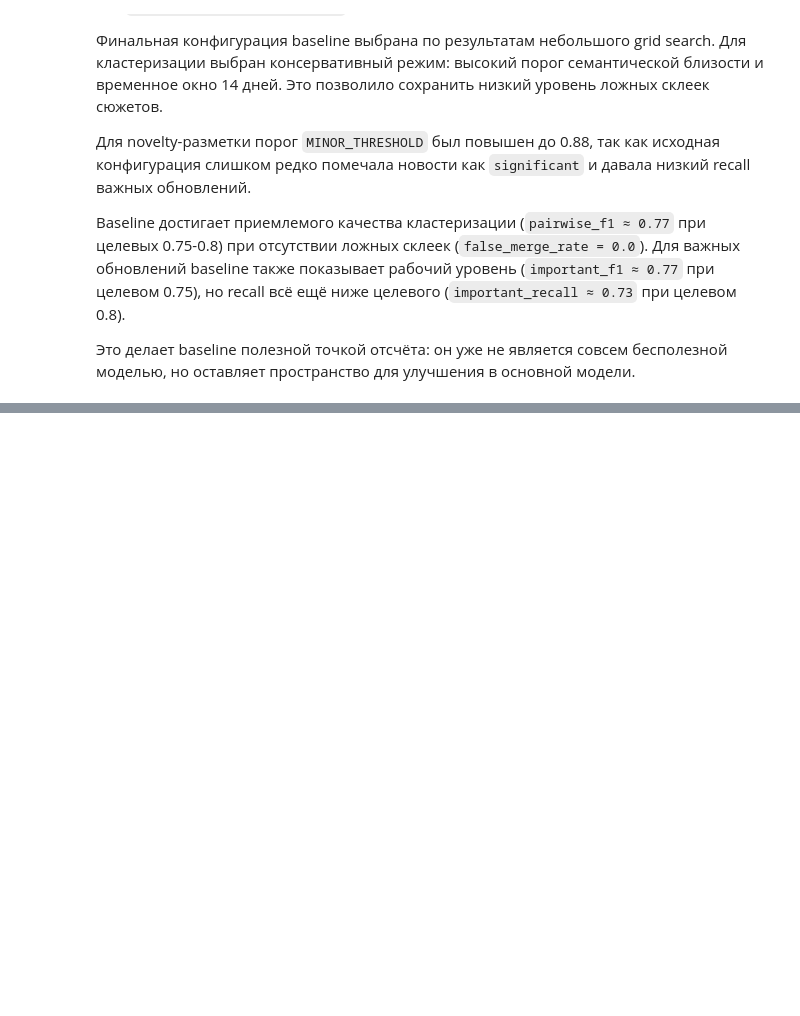
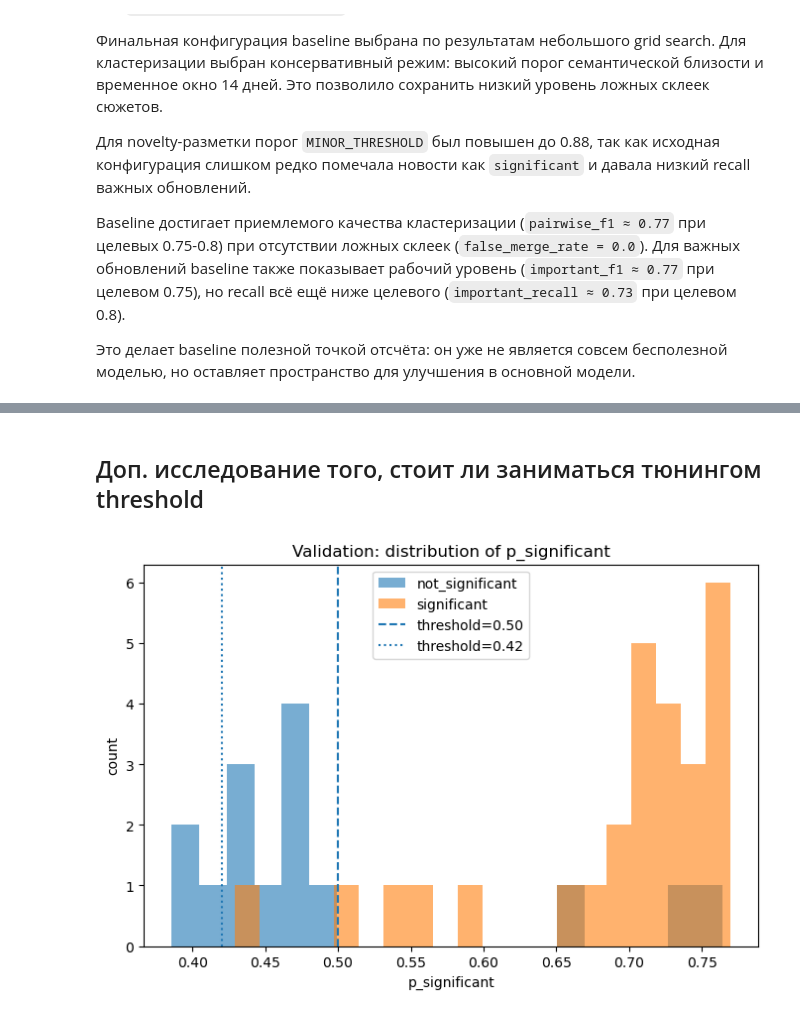
Before and after one commit to Corprus/news-flow-analysis, a Jupyter notebook: notebooks/05_semantic_baseline_model.ipynb, the cells around one changed output, grey strips where cells are left out. Drawn from its saved outputs; the diff is of its cells as text; code cells hidden in the pictures; blank space fills up the shorter version.

```diff
--- a/notebooks/05_semantic_baseline_model.ipynb
+++ b/notebooks/05_semantic_baseline_model.ipynb
@@ -1843,0 +1180,26 @@ diff_df[
+# %%
+# Пути supervised-модели.
+SILVER_PATH = PREPARED_DIR / "lenta_silver_set_llm.csv"
+HUMAN_GOLDEN_PATH = REFERENCE_PATH
+BASELINE_PRED_PATH = OUTPUT_PATH
+
+SIGNIFICANCE_ARTIFACTS_DIR = ARTIFACTS_DIR / "significance_model"
+SIGNIFICANCE_ARTIFACTS_DIR.mkdir(parents=True, exist_ok=True)
+
+SIGNIFICANCE_MODEL_PATH = SIGNIFICANCE_ARTIFACTS_DIR / "catboost_is_significant.joblib"
+SIGNIFICANCE_CONFIG_PATH = SIGNIFICANCE_ARTIFACTS_DIR / "semantic_significance_model_config.json"
+SIGNIFICANCE_FEATURES_PATH = SIGNIFICANCE_ARTIFACTS_DIR / "silver_significance_features.csv"
+SIGNIFICANCE_VALIDATION_REPORT_PATH = SIGNIFICANCE_ARTIFACTS_DIR / "significance_validation_report.csv"
+SIGNIFICANCE_COMPARISON_PATH = SIGNIFICANCE_ARTIFACTS_DIR / "baseline_vs_significance_model_inline_comparison.csv"
+
+# Prediction-файл лежит рядом с baseline predictions, потому что его будет удобно сравнивать в notebook 04.
+MODEL_OUTPUT_PATH = PREPARED_DIR / "lenta_model_predictions.csv"
+
+# Отдельный id-based cache нужен supervised-модели.
+# Baseline npz-cache привязан к конкретному dataframe, а здесь нужен общий доступ по news_id.
+ID_EMBEDDINGS_CACHE_PATH = SIGNIFICANCE_ARTIFACTS_DIR / "bge_m3_embeddings_by_id.pkl"
+
+# Параметры supervised-модели.
+SIGNIFICANCE_THRESHOLD = 0.50
+SIGNIFICANCE_REVIEW_MARGIN = 0.10
+SIGNIFICANCE_VALIDATION_SIZE = 0.20
@@ -1843,0 +2145,20 @@ diff_df[
+# %% [markdown]
+## Доп. исследование того, стоит ли заниматься тюнингом threshold
+# %%
+import matplotlib.pyplot as plt
+
+p_val = pd.Series(significance_model.val_proba_, name="p_significant")
+y_val = pd.Series(significance_model.y_val_, name="is_significant")
+
+plt.figure(figsize=(8, 5))
+plt.hist(p_val[y_val == 0], bins=20, alpha=0.6, label="not_significant")
+plt.hist(p_val[y_val == 1], bins=20, alpha=0.6, label="significant")
+plt.axvline(0.5, linestyle="--", label="threshold=0.50")
+plt.axvline(0.42, linestyle=":", label="threshold=0.42")
+plt.title("Validation: distribution of p_significant")
+plt.xlabel("p_significant")
+plt.ylabel("count")
+plt.legend()
+plt.show()
+# %% [output]
+[figure, added]
```
Also changed, not shown: parts of 55 cells of this notebook.
